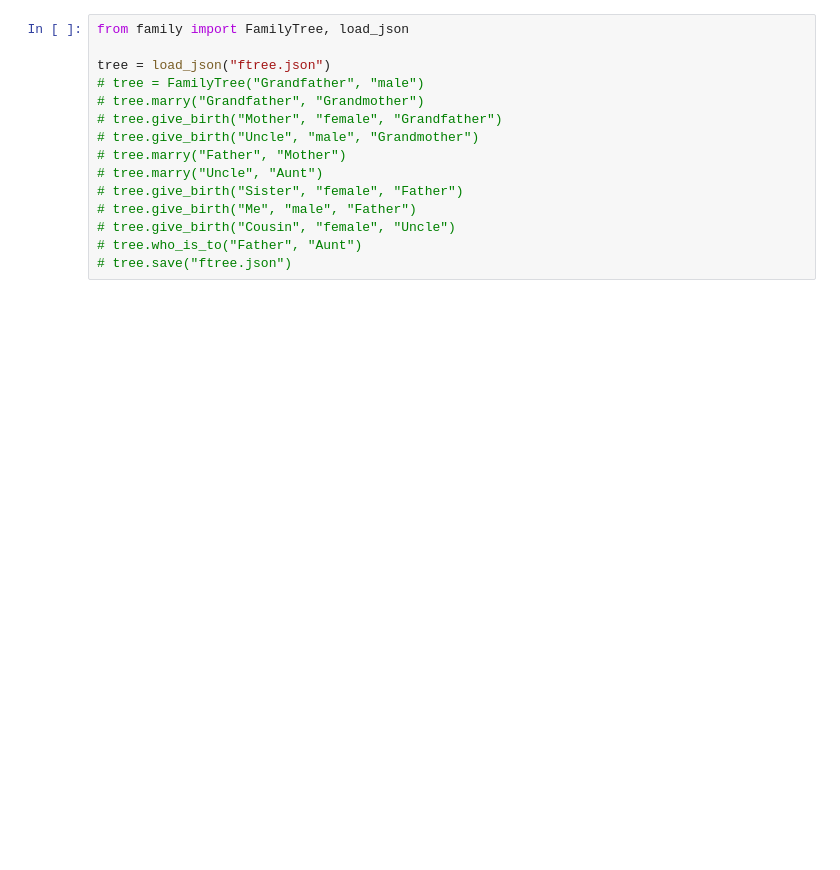
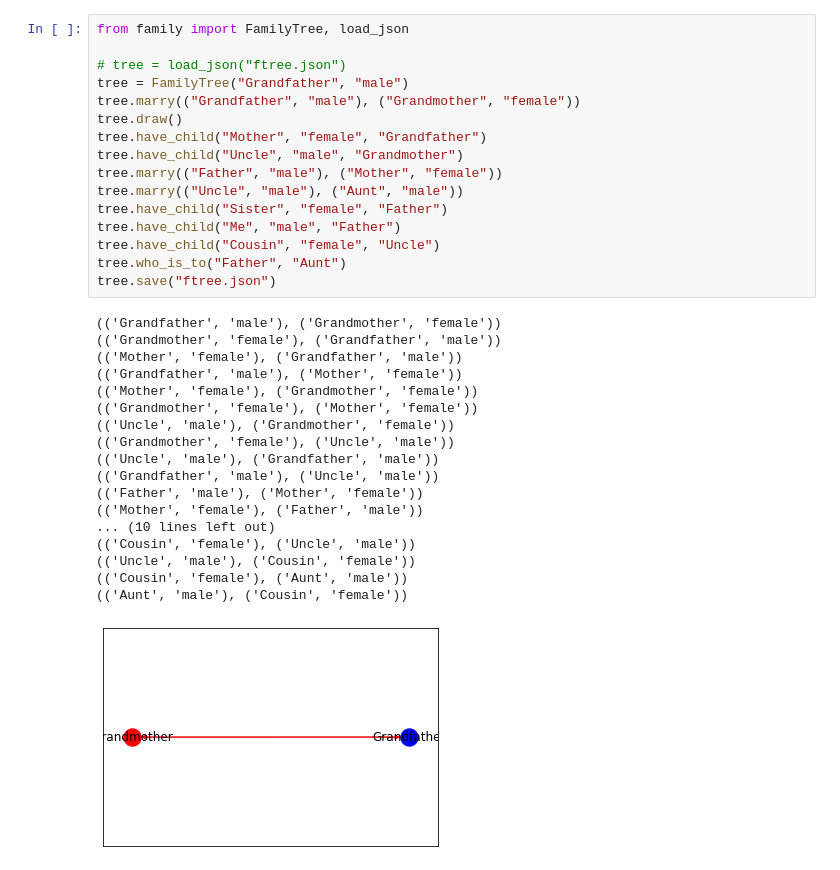
Before and after one commit to kolusask/Family-tree-in-NetworkX, a Jupyter notebook: family.ipynb, the cells around one changed output. Cells and saved outputs as stored; diff of their text form; blank space fills up the shorter version.

```diff
--- a/family.ipynb
+++ b/family.ipynb
@@ -1,18 +1,38 @@
 # %%
 from family import FamilyTree, load_json
 
-tree = load_json("ftree.json")
-# tree = FamilyTree("Grandfather", "male")
-# tree.marry("Grandfather", "Grandmother")
-# tree.give_birth("Mother", "female", "Grandfather")
-# tree.give_birth("Uncle", "male", "Grandmother")
-# tree.marry("Father", "Mother")
-# tree.marry("Uncle", "Aunt")
-# tree.give_birth("Sister", "female", "Father")
-# tree.give_birth("Me", "male", "Father")
-# tree.give_birth("Cousin", "female", "Uncle")
-# tree.who_is_to("Father", "Aunt")
-# tree.save("ftree.json")
+# tree = load_json("ftree.json")
+tree = FamilyTree("Grandfather", "male")
+tree.marry(("Grandfather", "male"), ("Grandmother", "female"))
+tree.draw()
+tree.have_child("Mother", "female", "Grandfather")
+tree.have_child("Uncle", "male", "Grandmother")
+tree.marry(("Father", "male"), ("Mother", "female"))
+tree.marry(("Uncle", "male"), ("Aunt", "male"))
+tree.have_child("Sister", "female", "Father")
+tree.have_child("Me", "male", "Father")
+tree.have_child("Cousin", "female", "Uncle")
+tree.who_is_to("Father", "Aunt")
+tree.save("ftree.json")
+# %% [output]
+(('Grandfather', 'male'), ('Grandmother', 'female'))
+(('Grandmother', 'female'), ('Grandfather', 'male'))
+(('Mother', 'female'), ('Grandfather', 'male'))
+(('Grandfather', 'male'), ('Mother', 'female'))
+(('Mother', 'female'), ('Grandmother', 'female'))
+(('Grandmother', 'female'), ('Mother', 'female'))
+(('Uncle', 'male'), ('Grandmother', 'female'))
+(('Grandmother', 'female'), ('Uncle', 'male'))
+(('Uncle', 'male'), ('Grandfather', 'male'))
+(('Grandfather', 'male'), ('Uncle', 'male'))
+(('Father', 'male'), ('Mother', 'female'))
+(('Mother', 'female'), ('Father', 'male'))
+... (10 lines left out)
+(('Cousin', 'female'), ('Uncle', 'male'))
+(('Uncle', 'male'), ('Cousin', 'female'))
+(('Cousin', 'female'), ('Aunt', 'male'))
+(('Aunt', 'male'), ('Cousin', 'female'))
+[figure, added]
 # %%
 tree.draw()
 # %% [output]
```
Also changed, not shown: parts of 1 cell of this notebook, 1 other file.
